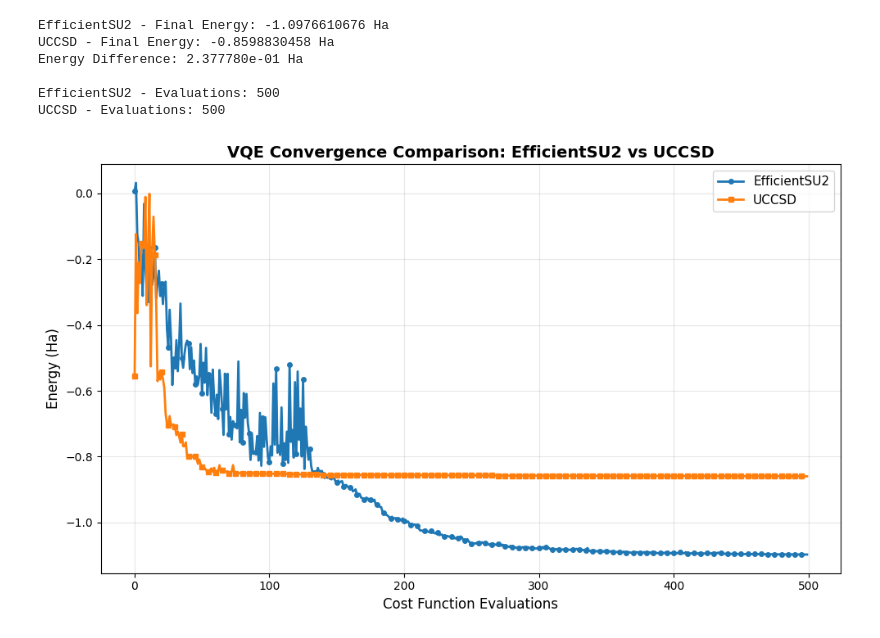
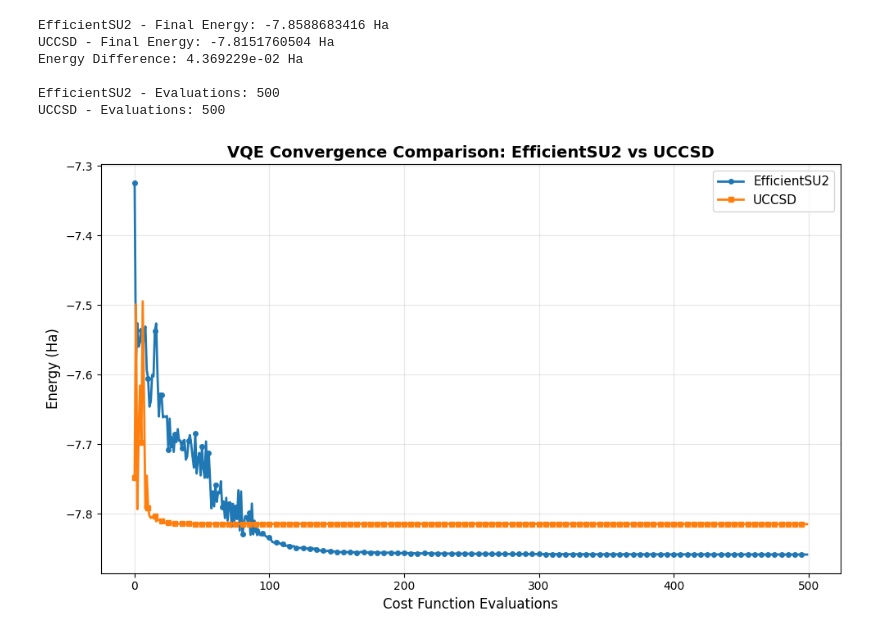
Before and after one commit to LukasMeinschad/vu_quantum_computing, a Jupyter notebook: additional_notebooks/ansatz_comparison.ipynb, the cells around one changed output. Drawn from its saved outputs; the diff is of its cells as text; code cells hidden in the pictures.

Commit message:
Add VQE convergence data for Li-H molecule using EfficientSU2 and UCCSD ansatz

```diff
--- a/additional_notebooks/ansatz_comparison.ipynb
+++ b/additional_notebooks/ansatz_comparison.ipynb
@@ -4,41 +4,41 @@ import matplotlib.pyplot as plt
 import numpy as np
 
 # Load the two convergence data files
-with open('../data/vqe_conv_efficientSU2_jw_5.json', 'r') as f:
+with open('../data/vqe_conv_efficientSU2_jw_2_lih.json', 'r') as f:
     data_effsu2 = json.load(f)
 
-with open('../data/vqe_conv_uccsd_jw_5.json', 'r') as f:
+with open('../data/vqe_conv_uccsd_jw_2_lih.json', 'r') as f:
     data_uccsd = json.load(f)
 
 # Extract convergence data
 conv_effsu2 = data_effsu2['convergence'][0]
 conv_uccsd = data_uccsd['convergence'][0]
 
 # Create the comparison plot
 plt.figure(figsize=(10, 6))
 plt.plot(conv_effsu2, label='EfficientSU2', linewidth=2.0, marker='o', markersize=4, markevery=5)
 plt.plot(conv_uccsd, label='UCCSD', linewidth=2.0, marker='s', markersize=4, markevery=5)
 
 plt.xlabel('Cost Function Evaluations', fontsize=12)
 plt.ylabel('Energy (Ha)', fontsize=12)
 plt.title('VQE Convergence Comparison: EfficientSU2 vs UCCSD', fontsize=14, fontweight='bold')
 plt.grid(True, alpha=0.3)
 plt.legend(fontsize=11, loc='best')
 plt.tight_layout()
 
 # Print some statistics
 print(f"EfficientSU2 - Final Energy: {conv_effsu2[-1]:.10f} Ha")
 print(f"UCCSD - Final Energy: {conv_uccsd[-1]:.10f} Ha")
 print(f"Energy Difference: {abs(conv_effsu2[-1] - conv_uccsd[-1]):.6e} Ha")
 print(f"\nEfficientSU2 - Evaluations: {len(conv_effsu2)}")
 print(f"UCCSD - Evaluations: {len(conv_uccsd)}")
 
 plt.show()
 # %% [output]
-EfficientSU2 - Final Energy: -1.0976610676 Ha
-UCCSD - Final Energy: -0.8598830458 Ha
-Energy Difference: 2.377780e-01 Ha
+EfficientSU2 - Final Energy: -7.8588683416 Ha
+UCCSD - Final Energy: -7.8151760504 Ha
+Energy Difference: 4.369229e-02 Ha
 
 EfficientSU2 - Evaluations: 500
 UCCSD - Evaluations: 500
-[figure, old version]
+[figure, new version]
```
Also changed, not shown: 4 other files.
